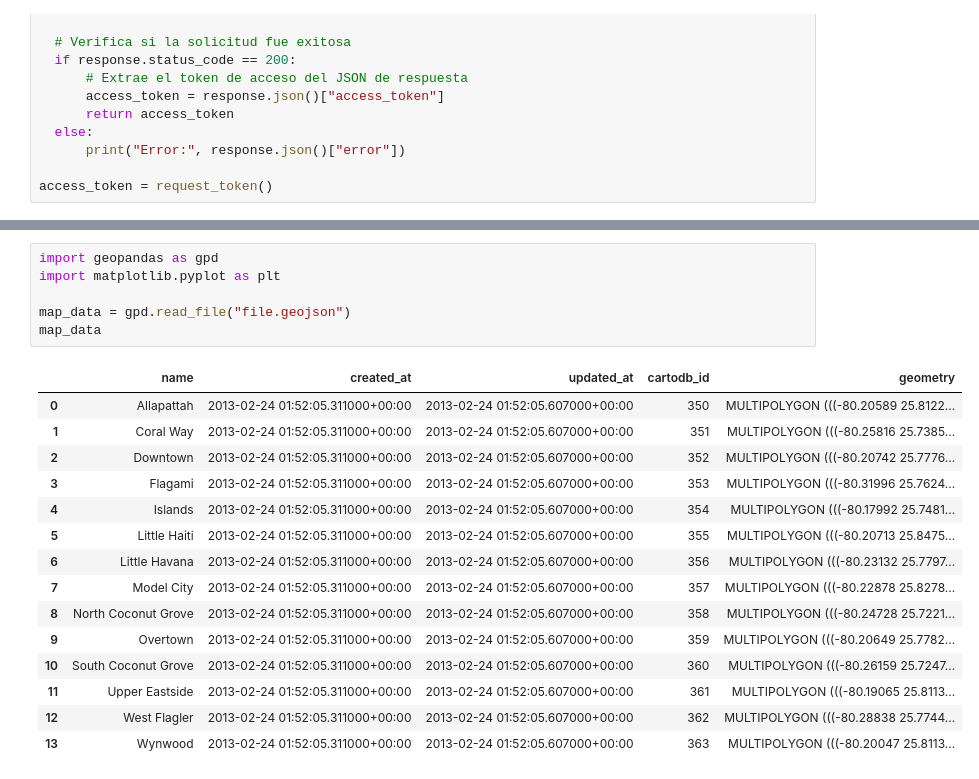
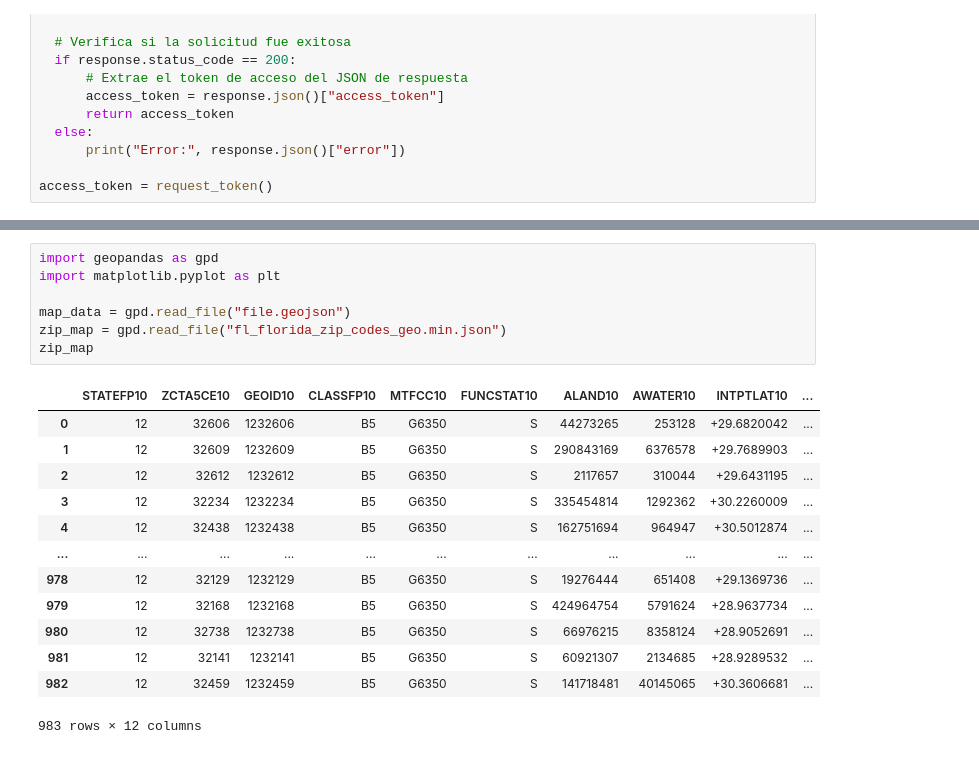
Before and after one commit to DeiviGT1/arc-is, a Jupyter notebook: hola.ipynb, the cells around one changed output, grey strips where cells are left out. Drawn from its saved outputs; the diff is of its cells as text.

```diff
--- a/hola.ipynb
+++ b/hola.ipynb
@@ -67,22 +38,21 @@ r.json()
 # %%
 import geopandas as gpd
 import matplotlib.pyplot as plt
 
 map_data = gpd.read_file("file.geojson")
-map_data
+zip_map = gpd.read_file("fl_florida_zip_codes_geo.min.json")
+zip_map
 # %% [output]
-|  | name | created_at | updated_at | cartodb_id | geometry |
-| 0 | Allapattah | 2013-02-24 01:52:05.311000+00:00 | 2013-02-24 01:52:05.607000+00:00 | 350 | MULTIPOLYGON (((-80.20589 25.8122... |
-| 1 | Coral Way | 2013-02-24 01:52:05.311000+00:00 | 2013-02-24 01:52:05.607000+00:00 | 351 | MULTIPOLYGON (((-80.25816 25.7385... |
-| 2 | Downtown | 2013-02-24 01:52:05.311000+00:00 | 2013-02-24 01:52:05.607000+00:00 | 352 | MULTIPOLYGON (((-80.20742 25.7776... |
-| 3 | Flagami | 2013-02-24 01:52:05.311000+00:00 | 2013-02-24 01:52:05.607000+00:00 | 353 | MULTIPOLYGON (((-80.31996 25.7624... |
-| 4 | Islands | 2013-02-24 01:52:05.311000+00:00 | 2013-02-24 01:52:05.607000+00:00 | 354 | MULTIPOLYGON (((-80.17992 25.7481... |
-| 5 | Little Haiti | 2013-02-24 01:52:05.311000+00:00 | 2013-02-24 01:52:05.607000+00:00 | 355 | MULTIPOLYGON (((-80.20713 25.8475... |
-| 6 | Little Havana | 2013-02-24 01:52:05.311000+00:00 | 2013-02-24 01:52:05.607000+00:00 | 356 | MULTIPOLYGON (((-80.23132 25.7797... |
-| 7 | Model City | 2013-02-24 01:52:05.311000+00:00 | 2013-02-24 01:52:05.607000+00:00 | 357 | MULTIPOLYGON (((-80.22878 25.8278... |
-| 8 | North Coconut Grove | 2013-02-24 01:52:05.311000+00:00 | 2013-02-24 01:52:05.607000+00:00 | 358 | MULTIPOLYGON (((-80.24728 25.7221... |
-| 9 | Overtown | 2013-02-24 01:52:05.311000+00:00 | 2013-02-24 01:52:05.607000+00:00 | 359 | MULTIPOLYGON (((-80.20649 25.7782... |
-| 10 | South Coconut Grove | 2013-02-24 01:52:05.311000+00:00 | 2013-02-24 01:52:05.607000+00:00 | 360 | MULTIPOLYGON (((-80.26159 25.7247... |
-| 11 | Upper Eastside | 2013-02-24 01:52:05.311000+00:00 | 2013-02-24 01:52:05.607000+00:00 | 361 | MULTIPOLYGON (((-80.19065 25.8113... |
-| 12 | West Flagler | 2013-02-24 01:52:05.311000+00:00 | 2013-02-24 01:52:05.607000+00:00 | 362 | MULTIPOLYGON (((-80.28838 25.7744... |
-| 13 | Wynwood | 2013-02-24 01:52:05.311000+00:00 | 2013-02-24 01:52:05.607000+00:00 | 363 | MULTIPOLYGON (((-80.20047 25.8113... |
+|  | STATEFP10 | ZCTA5CE10 | GEOID10 | CLASSFP10 | MTFCC10 | FUNCSTAT10 | ALAND10 | AWATER10 | INTPTLAT10 | ... |
+| 0 | 12 | 32606 | 1232606 | B5 | G6350 | S | 44273265 | 253128 | +29.6820042 | ... |
+| 1 | 12 | 32609 | 1232609 | B5 | G6350 | S | 290843169 | 6376578 | +29.7689903 | ... |
+| 2 | 12 | 32612 | 1232612 | B5 | G6350 | S | 2117657 | 310044 | +29.6431195 | ... |
+| 3 | 12 | 32234 | 1232234 | B5 | G6350 | S | 335454814 | 1292362 | +30.2260009 | ... |
+| 4 | 12 | 32438 | 1232438 | B5 | G6350 | S | 162751694 | 964947 | +30.5012874 | ... |
+| ... | ... | ... | ... | ... | ... | ... | ... | ... | ... | ... |
+| 978 | 12 | 32129 | 1232129 | B5 | G6350 | S | 19276444 | 651408 | +29.1369736 | ... |
+| 979 | 12 | 32168 | 1232168 | B5 | G6350 | S | 424964754 | 5791624 | +28.9637734 | ... |
+| 980 | 12 | 32738 | 1232738 | B5 | G6350 | S | 66976215 | 8358124 | +28.9052691 | ... |
+| 981 | 12 | 32141 | 1232141 | B5 | G6350 | S | 60921307 | 2134685 | +28.9289532 | ... |
+| 982 | 12 | 32459 | 1232459 | B5 | G6350 | S | 141718481 | 40145065 | +30.3606681 | ... |
+983 rows × 12 columns
```
Also changed, not shown: parts of 13 cells of this notebook, 3 other files.
